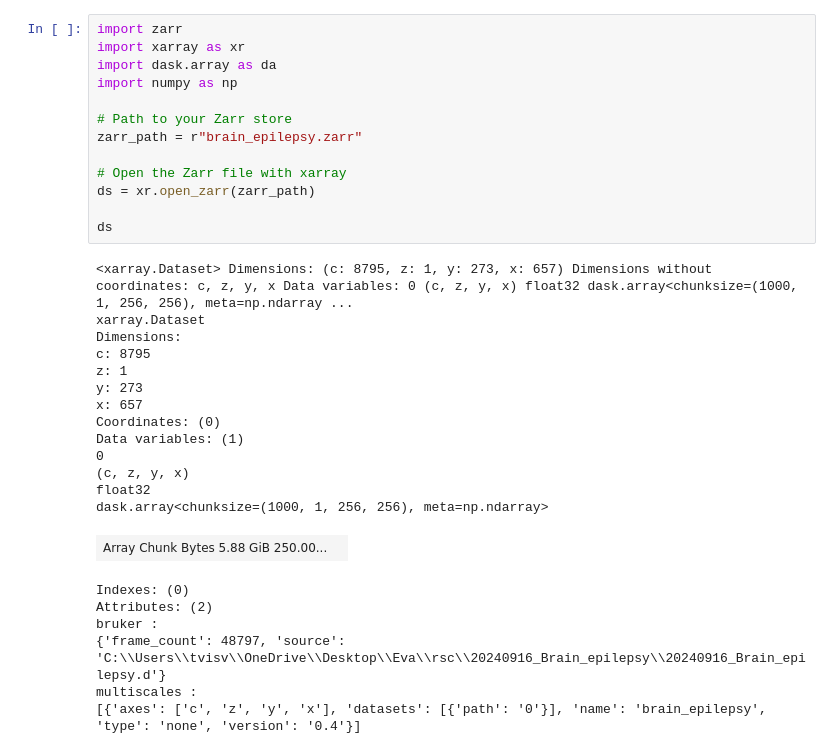
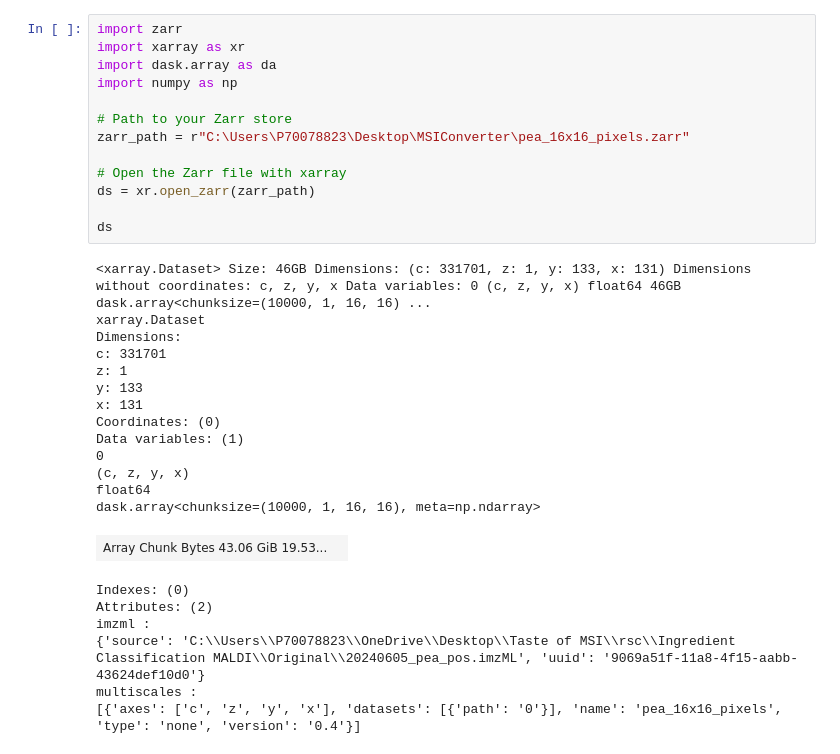
Before and after one commit to cavenel/thyra, a Jupyter notebook: test.ipynb, the cells around one changed output. Drawn from its saved outputs; the diff is of its cells as text.

```diff
--- a/test.ipynb
+++ b/test.ipynb
@@ -1,34 +82,34 @@
 # %%
 import zarr
 import xarray as xr
 import dask.array as da
 import numpy as np
 
 # Path to your Zarr store
-zarr_path = r"brain_epilepsy.zarr"
+zarr_path = r"C:\Users\P70078823\Desktop\MSIConverter\pea_16x16_pixels.zarr"
 
 # Open the Zarr file with xarray
 ds = xr.open_zarr(zarr_path)
 
 ds
 # %% [output]
-<xarray.Dataset> Dimensions: (c: 8795, z: 1, y: 273, x: 657) Dimensions without coordinates: c, z, y, x Data variables: 0 (c, z, y, x) float32 dask.array<chunksize=(1000, 1, 256, 256), meta=np.ndarray ...
+<xarray.Dataset> Size: 46GB Dimensions: (c: 331701, z: 1, y: 133, x: 131) Dimensions without coordinates: c, z, y, x Data variables: 0 (c, z, y, x) float64 46GB dask.array<chunksize=(10000, 1, 16, 16) ...
 xarray.Dataset
 Dimensions:
-c: 8795
+c: 331701
 z: 1
-y: 273
-x: 657
+y: 133
+x: 131
 Coordinates: (0)
 Data variables: (1)
 0
 (c, z, y, x)
-float32
-dask.array<chunksize=(1000, 1, 256, 256), meta=np.ndarray>
+float64
+dask.array<chunksize=(10000, 1, 16, 16), meta=np.ndarray>
-| Array Chunk Bytes 5.88 GiB 250.00... |  |
+| Array Chunk Bytes 43.06 GiB 19.53... |  |
 Indexes: (0)
 Attributes: (2)
-bruker :
-{'frame_count': 48797, 'source': 'C:\\Users\\tvisv\\OneDrive\\Desktop\\Eva\\rsc\\20240916_Brain_epilepsy\\20240916_Brain_epilepsy.d'}
+imzml :
+{'source': 'C:\\Users\\P70078823\\OneDrive\\Desktop\\Taste of MSI\\rsc\\Ingredient Classification MALDI\\Original\\20240605_pea_pos.imzML', 'uuid': '9069a51f-11a8-4f15-aabb-43624def10d0'}
 multiscales :
-[{'axes': ['c', 'z', 'y', 'x'], 'datasets': [{'path': '0'}], 'name': 'brain_epilepsy', 'type': 'none', 'version': '0.4'}]
+[{'axes': ['c', 'z', 'y', 'x'], 'datasets': [{'path': '0'}], 'name': 'pea_16x16_pixels', 'type': 'none', 'version': '0.4'}]
```
Also changed, not shown: parts of 13 cells of this notebook, 2 other files.
